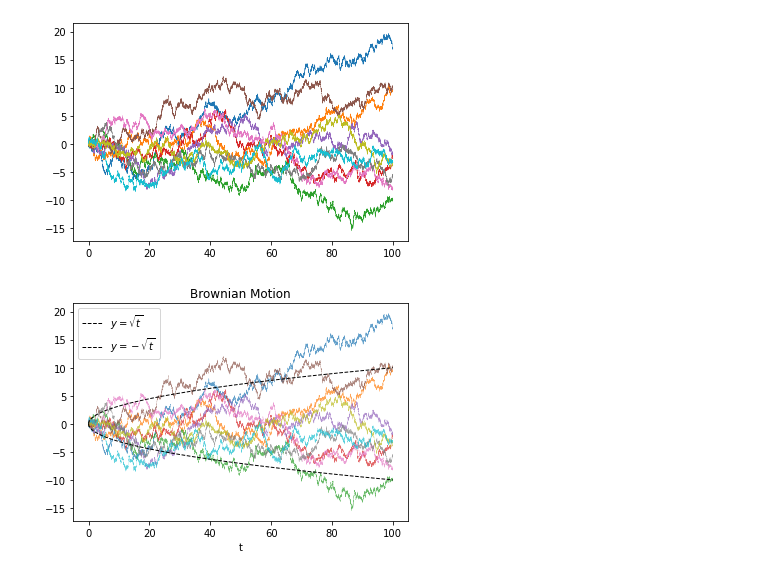
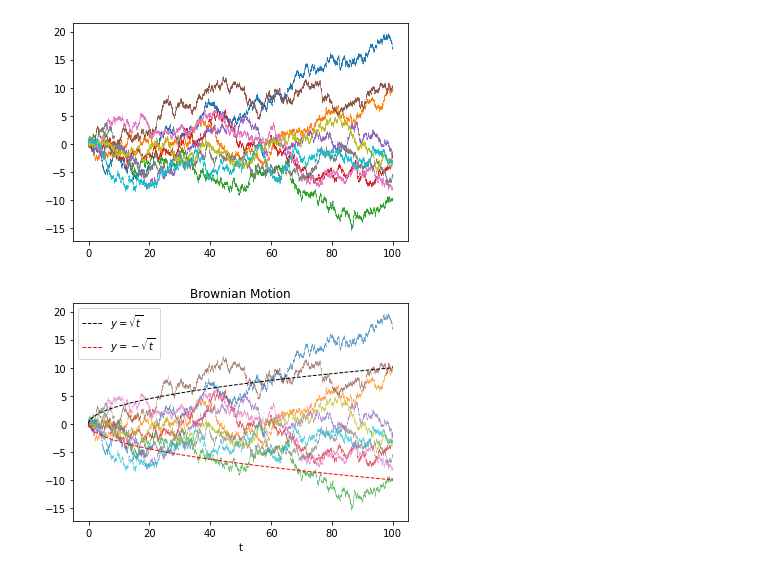
Before and after one commit to zzzyq1222/fBm, a Jupyter notebook: BrownianMotion/generateBm.ipynb, the cells around one changed output. Drawn from its saved outputs; the diff is of its cells as text; code cells hidden in the pictures.

```diff
--- a/BrownianMotion/generateBm.ipynb
+++ b/BrownianMotion/generateBm.ipynb
@@ -18,22 +18,22 @@ utils.draw_n_paths(paths, timespan, interval, n_rw_paths)
 # %%
 import matplotlib.pyplot as plt
 import numpy as np
 fig, ax = plt.subplots()
 x = np.linspace(0, timespan, int(timespan / interval))
 for i in range(paths):
     y = n_rw_paths[i]
     ax.plot(x, y, linewidth=0.2, alpha=0.7)
 
 y1 = np.sqrt(x)
 y2 = -np.sqrt(x)
 
 plt.plot(x, y1, label="$y=\sqrt{t}$", linestyle='--', color = 'black', linewidth=1)
-plt.plot(x, y2, label="$y=-\sqrt{t}$", linestyle='--', color = 'black', linewidth=1)
+plt.plot(x, y2, label="$y=-\sqrt{t}$", linestyle='--', color = 'red', linewidth=1)
 plt.xlabel("t")
 plt.legend()
 
 plt.title('Brownian Motion')
 # plt.savefig('../figs/BrownianMotion.pdf')
 plt.show()
 # %% [output]
-[figure, old version]
+[figure, new version]
```
Also changed, not shown: 3 other files.
